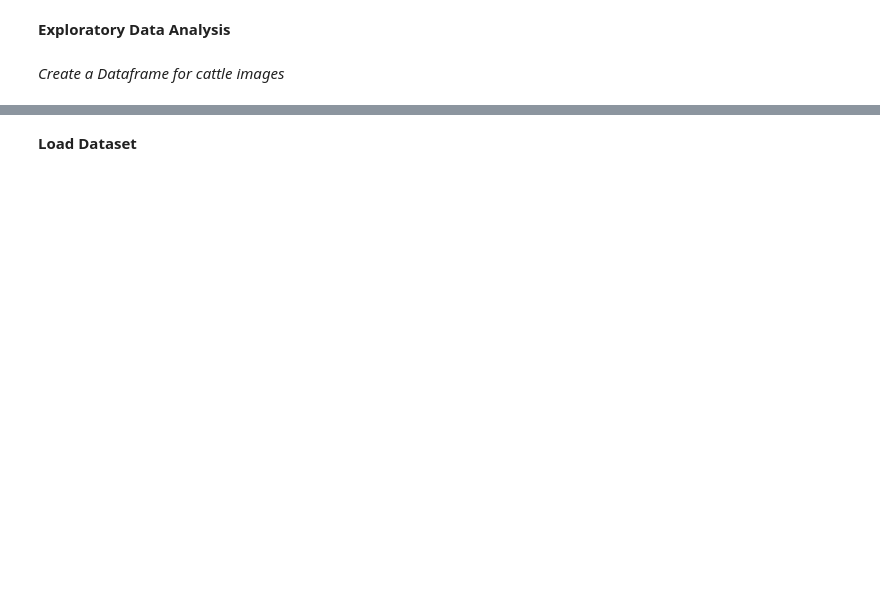
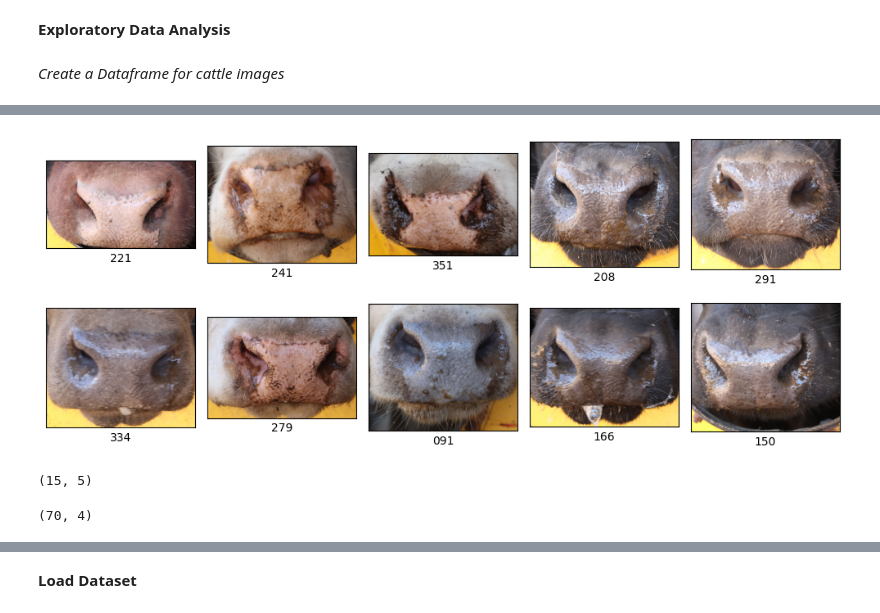
Before and after one commit to arunbailwal30/CattleMuzzle, a Jupyter notebook: MobileNetV2.ipynb, the cells around one changed output, grey strips where cells are left out. Drawn from its saved outputs; the diff is of its cells as text; code cells hidden in the pictures; blank space fills up the shorter version.

```diff
--- a/MobileNetV2.ipynb
+++ b/MobileNetV2.ipynb
@@ -11,22 +9,22 @@ path = "/kaggle/input/datasets/arunbailwal/beefcattlemuzzle/BeefCattle_Muzzle_In
 # %% [markdown]
 *Create a Dataframe for cattle images*
 # %%
-data = {'Cattle_id': [], 'Path': [], 'No_of_images': []}
+folder2 = "/kaggle/input/datasets/arunbailwal/beefcattlemuzzle/BeefCattle_Muzzle_Individualized"
+folder1 = "/kaggle/input/datasets/arunbailwal/300cattlemuzzle2/muzzle_extracted"
+def createData(folder):
+    data = {'Cattle_id': [], 'Path': [], 'No_of_images': []}
+    for label in os.listdir(folder):
+        label_folder = os.path.join(folder, label)
+        data['Cattle_id'].append(label)
+        data['Path'].append(label_folder)
+        count = 0
+        if os.path.isdir(label_folder):
+            for filename in os.listdir(label_folder):
+                if filename.endswith('.jpg'):
+                    count+=1
+        data['No_of_images'].append(count)
+    return data
 
-folder = path
-
-df = pd.DataFrame(data)
-folder = path
-for label in os.listdir(folder):
-    label_folder = os.path.join(folder, label)
-    data['Cattle_id'].append(label)
-    data['Path'].append(label_folder)
-    count = 0
-    if os.path.isdir(label_folder):
-        for filename in os.listdir(label_folder):
-            if filename.endswith('.jpg'):
-                count+=1
-    data['No_of_images'].append(count)
-
-df = pd.DataFrame(data)
-df.head()
+df_known = pd.DataFrame(createData(folder1))
+df_unknown = pd.DataFrame(createData(folder2))
+df_known.head()
@@ -35,32 +41,42 @@ df.to_csv('Cattle_dataset.csv', index= True)
 # %%
 
 
 plt.figure(figsize=(10, 10))
 
 for i in range(10):
     plt.subplot(5, 5, i+1)
     plt.xticks([])
     plt.yticks([])
     plt.grid(False)
-    rand_index = np.random.randint(0, len(df))
-    folder = df['Path'][rand_index]
+    rand_index = np.random.randint(0, len(df_known))
+    folder = df_known['Path'][rand_index]
     files = os.listdir(folder)
     rand_file = np.random.choice(files)
     img_path = os.path.join(folder, rand_file)
 
     img = plt.imread(img_path)
     if img.max() > 1.0:
         img = img / 255.0
     plt.imshow(img)
-    plt.xlabel(df['Cattle_id'][rand_index])
+    plt.xlabel(df_known['Cattle_id'][rand_index])
 
 plt.tight_layout()
 plt.savefig('visualization.jpg', dpi=150)
 plt.show()
 plt.close()
+# %% [output]
+[figure, added]
 # %%
-min_val = df['No_of_images'].min()
-max_val = df['No_of_images'].max()
+min_val = df_known['No_of_images'].min()
+max_val = df_known['No_of_images'].max()
 max_val , min_val
+# %% [output]
+(15, 5)
+# %%
+min_val = df_unknown['No_of_images'].min()
+max_val = df_unknown['No_of_images'].max()
+max_val , min_val
+# %% [output]
+(70, 4)
 # %%
 plt.figure(figsize=(8, 5))
```
Also changed, not shown: parts of 66 cells of this notebook.
